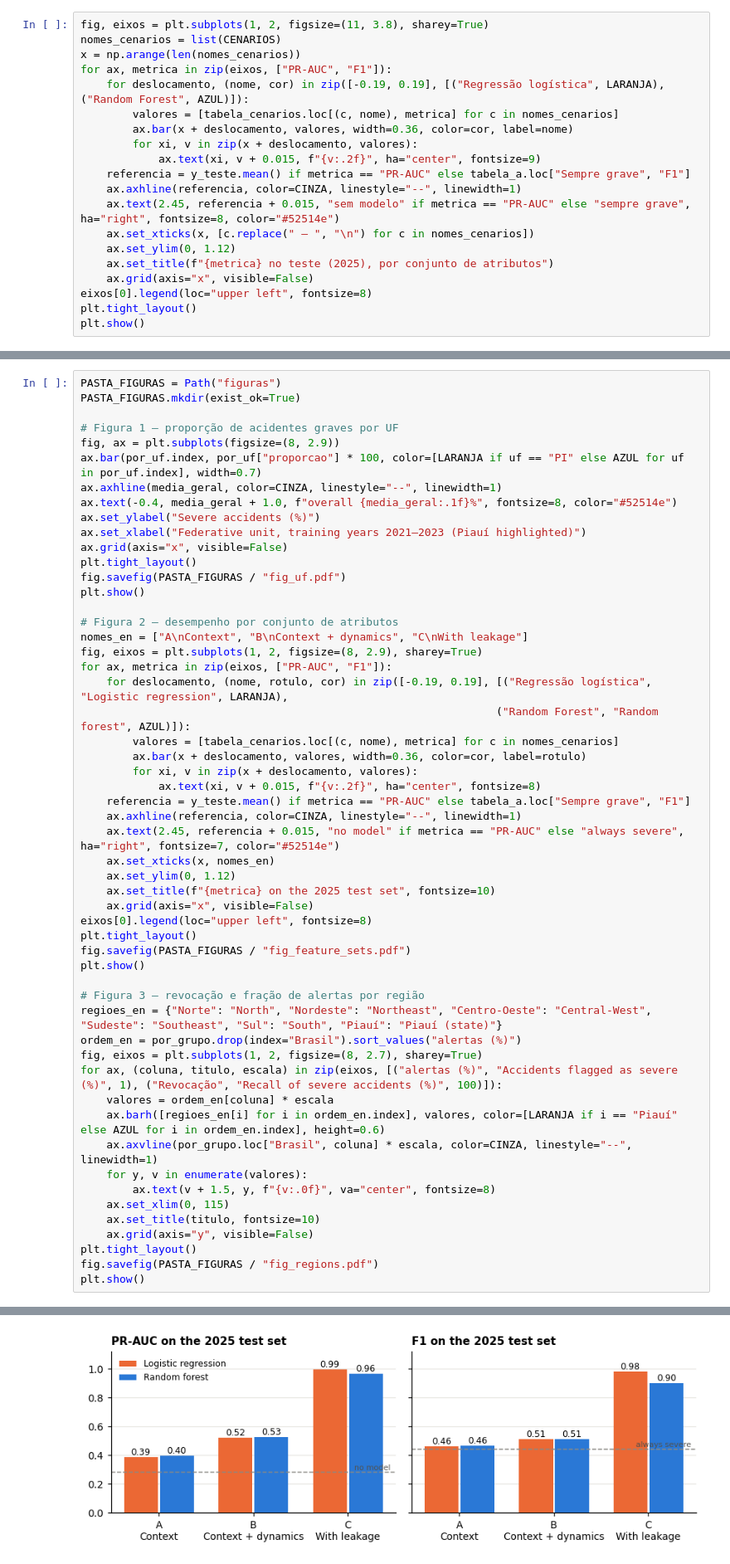
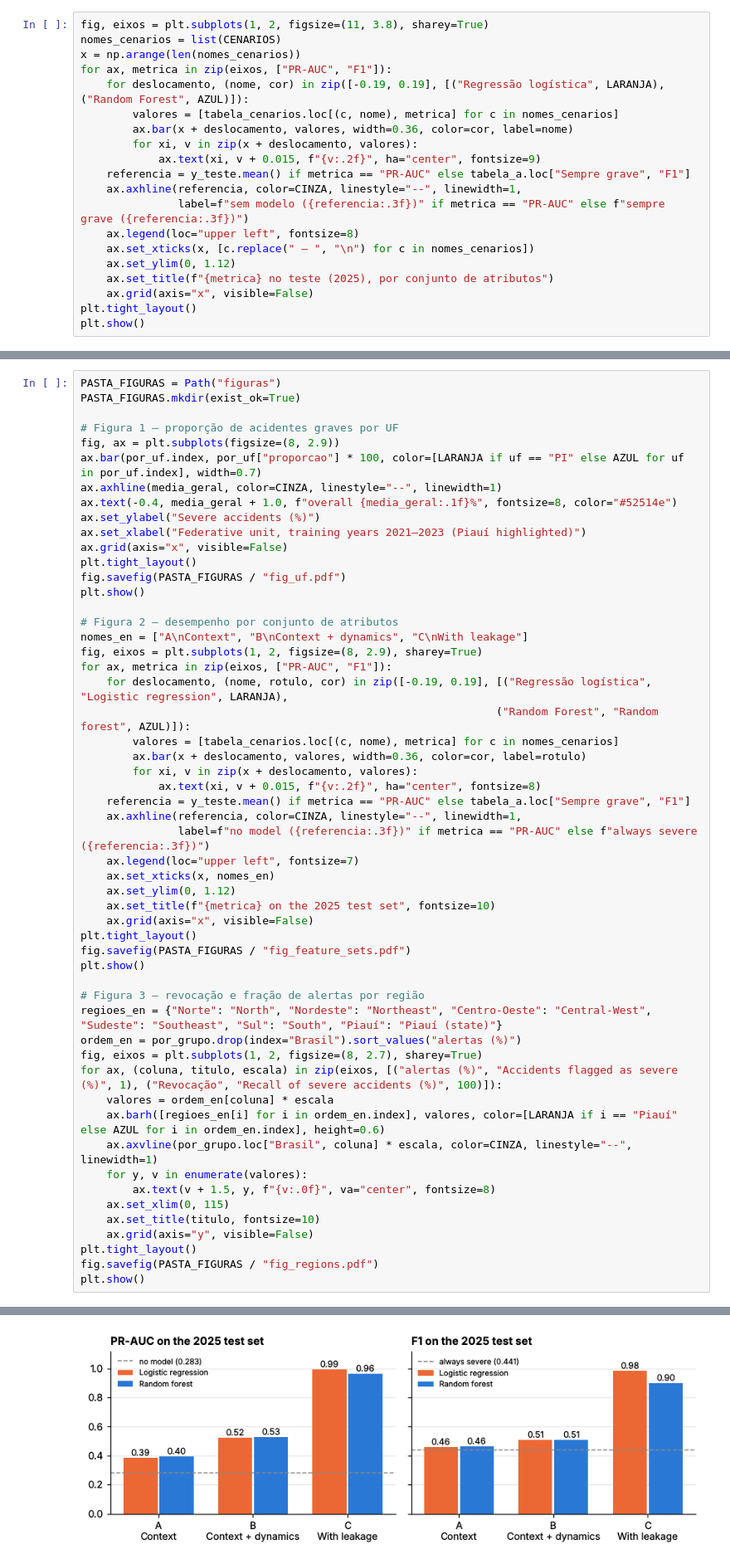
Before and after one commit to JoaoPedroLuz12/AcidentesPRF, a Jupyter notebook: notebook/acidentes_prf_gravidade.ipynb, the cells around one changed output, grey strips where cells are left out. Shown at 83% size. Cells and saved outputs as stored; diff of their text form.

```diff
--- a/notebook/acidentes_prf_gravidade.ipynb
+++ b/notebook/acidentes_prf_gravidade.ipynb
@@ -802,13 +802,13 @@ for ax, metrica in zip(eixos, ["PR-AUC", "F1"]):
         for xi, v in zip(x + deslocamento, valores):
             ax.text(xi, v + 0.015, f"{v:.2f}", ha="center", fontsize=9)
     referencia = y_teste.mean() if metrica == "PR-AUC" else tabela_a.loc["Sempre grave", "F1"]
-    ax.axhline(referencia, color=CINZA, linestyle="--", linewidth=1)
-    ax.text(2.45, referencia + 0.015, "sem modelo" if metrica == "PR-AUC" else "sempre grave", ha="right", fontsize=8, color="#52514e")
+    ax.axhline(referencia, color=CINZA, linestyle="--", linewidth=1,
+               label=f"sem modelo ({referencia:.3f})" if metrica == "PR-AUC" else f"sempre grave ({referencia:.3f})")
+    ax.legend(loc="upper left", fontsize=8)
     ax.set_xticks(x, [c.replace(" — ", "\n") for c in nomes_cenarios])
     ax.set_ylim(0, 1.12)
     ax.set_title(f"{metrica} no teste (2025), por conjunto de atributos")
     ax.grid(axis="x", visible=False)
-eixos[0].legend(loc="upper left", fontsize=8)
 plt.tight_layout()
 plt.show()
 # %% [output]
@@ -1256,13 +1255,13 @@ for ax, metrica in zip(eixos, ["PR-AUC", "F1"]):
         for xi, v in zip(x + deslocamento, valores):
             ax.text(xi, v + 0.015, f"{v:.2f}", ha="center", fontsize=8)
     referencia = y_teste.mean() if metrica == "PR-AUC" else tabela_a.loc["Sempre grave", "F1"]
-    ax.axhline(referencia, color=CINZA, linestyle="--", linewidth=1)
-    ax.text(2.45, referencia + 0.015, "no model" if metrica == "PR-AUC" else "always severe", ha="right", fontsize=7, color="#52514e")
+    ax.axhline(referencia, color=CINZA, linestyle="--", linewidth=1,
+               label=f"no model ({referencia:.3f})" if metrica == "PR-AUC" else f"always severe ({referencia:.3f})")
+    ax.legend(loc="upper left", fontsize=7)
     ax.set_xticks(x, nomes_en)
     ax.set_ylim(0, 1.12)
     ax.set_title(f"{metrica} on the 2025 test set", fontsize=10)
     ax.grid(axis="x", visible=False)
-eixos[0].legend(loc="upper left", fontsize=8)
 plt.tight_layout()
 fig.savefig(PASTA_FIGURAS / "fig_feature_sets.pdf")
 plt.show()
@@ -1288 +1287 @@ plt.show()
-[figure, old version]
+[figure, new version]
```
Also changed, not shown: parts of 17 cells of this notebook, 6 other files.
